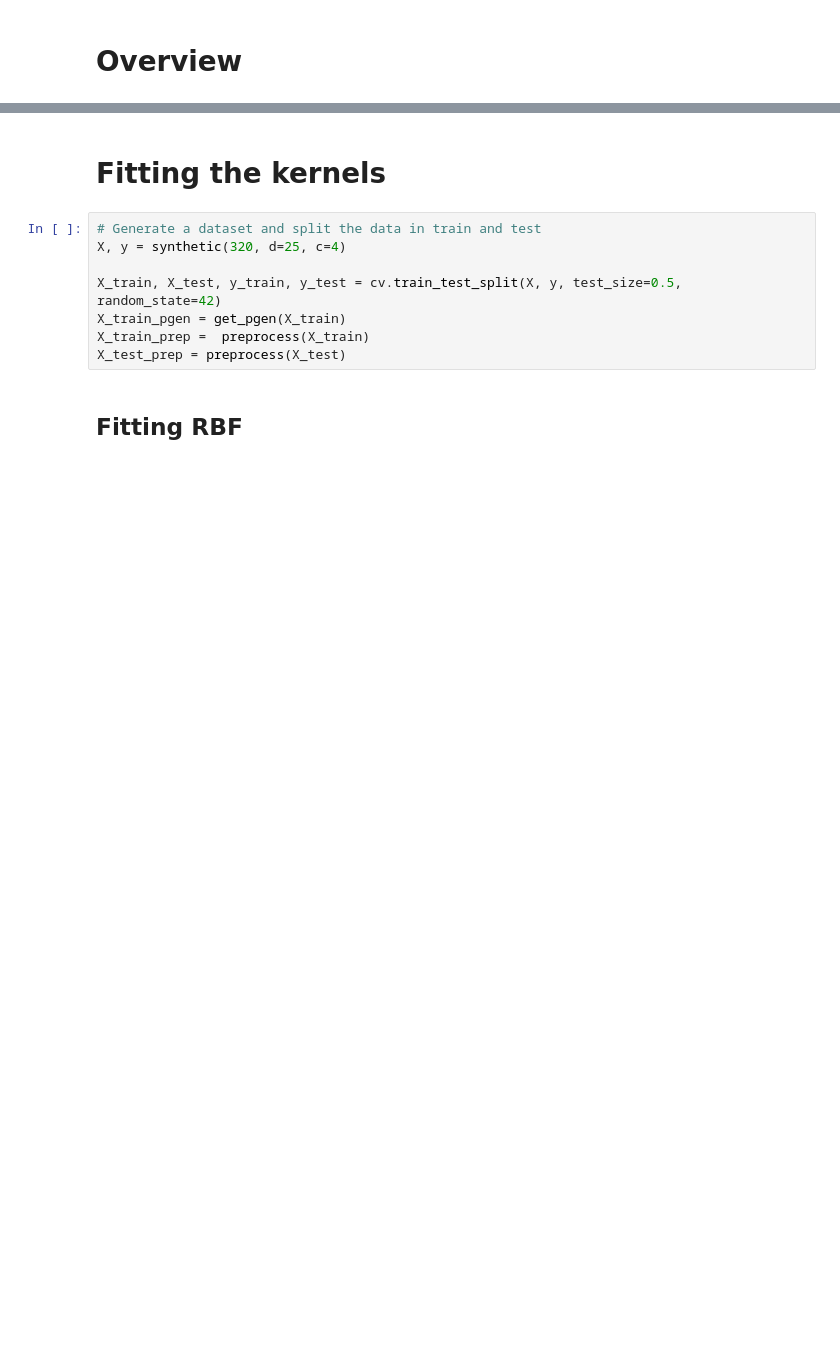
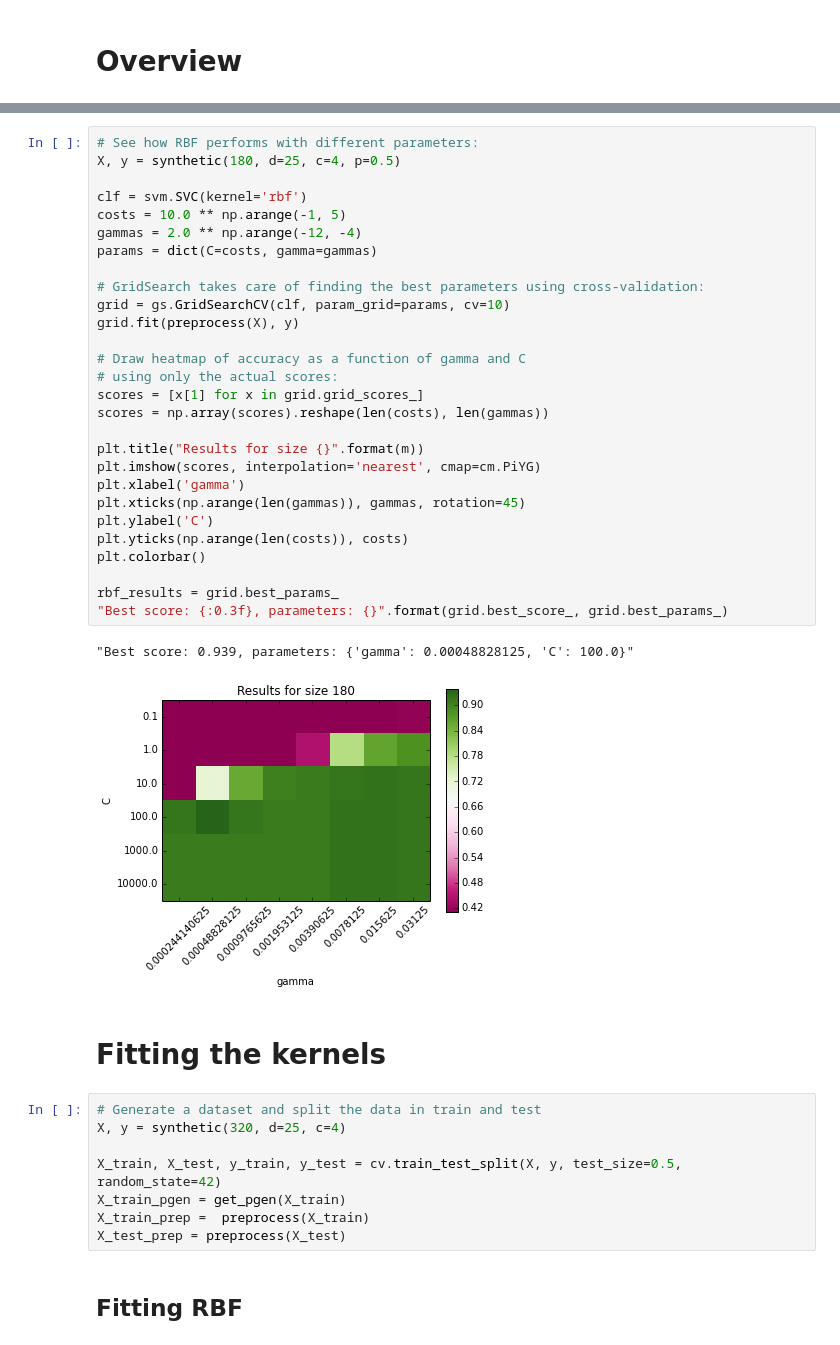
Before and after one commit to 4kxz/categorical-kernels, a Jupyter notebook: Kernels - Performance on Synthetic.ipynb, the cells around one changed output, grey strips where cells are left out. Drawn from its saved outputs; the diff is of its cells as text; blank space fills up the shorter version.

Commit message:
Added search function for custom kernels.

```diff
--- a/Kernels - Performance on Synthetic.ipynb
+++ b/Kernels - Performance on Synthetic.ipynb
@@ -49,3 +49,34 @@ for i, n in enumerate(sizes):
+# %%
+# See how RBF performs with different parameters:
+X, y = synthetic(180, d=25, c=4, p=0.5)
+
+clf = svm.SVC(kernel='rbf')
+costs = 10.0 ** np.arange(-1, 5)
+gammas = 2.0 ** np.arange(-12, -4)
+params = dict(C=costs, gamma=gammas)
+
+# GridSearch takes care of finding the best parameters using cross-validation:
+grid = gs.GridSearchCV(clf, param_grid=params, cv=10)
+grid.fit(preprocess(X), y)
+
+# Draw heatmap of accuracy as a function of gamma and C
+# using only the actual scores:
+scores = [x[1] for x in grid.grid_scores_]
+scores = np.array(scores).reshape(len(costs), len(gammas))
+
+plt.title("Results for size {}".format(m))
+plt.imshow(scores, interpolation='nearest', cmap=cm.PiYG)
+plt.xlabel('gamma')
+plt.xticks(np.arange(len(gammas)), gammas, rotation=45)
+plt.ylabel('C')
+plt.yticks(np.arange(len(costs)), costs)
+plt.colorbar()
+
+rbf_results = grid.best_params_
+"Best score: {:0.3f}, parameters: {}".format(grid.best_score_, grid.best_params_)
+# %% [output]
+"Best score: 0.939, parameters: {'gamma': 0.00048828125, 'C': 100.0}"
+[figure, added]
 # %% [markdown]
 # Fitting the kernels
 # %%
```
Also changed, not shown: parts of 11 cells of this notebook, 3 other files.
